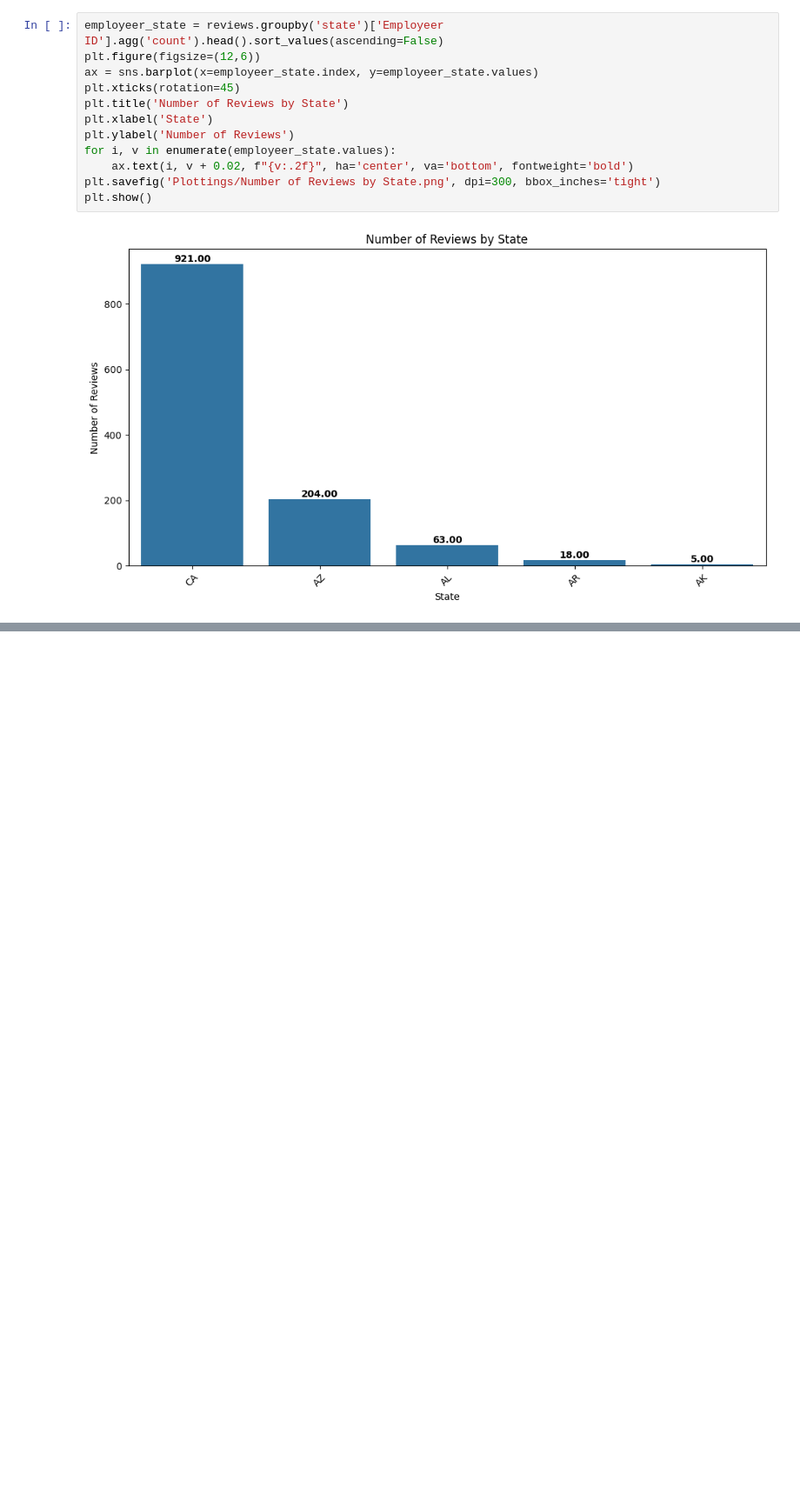
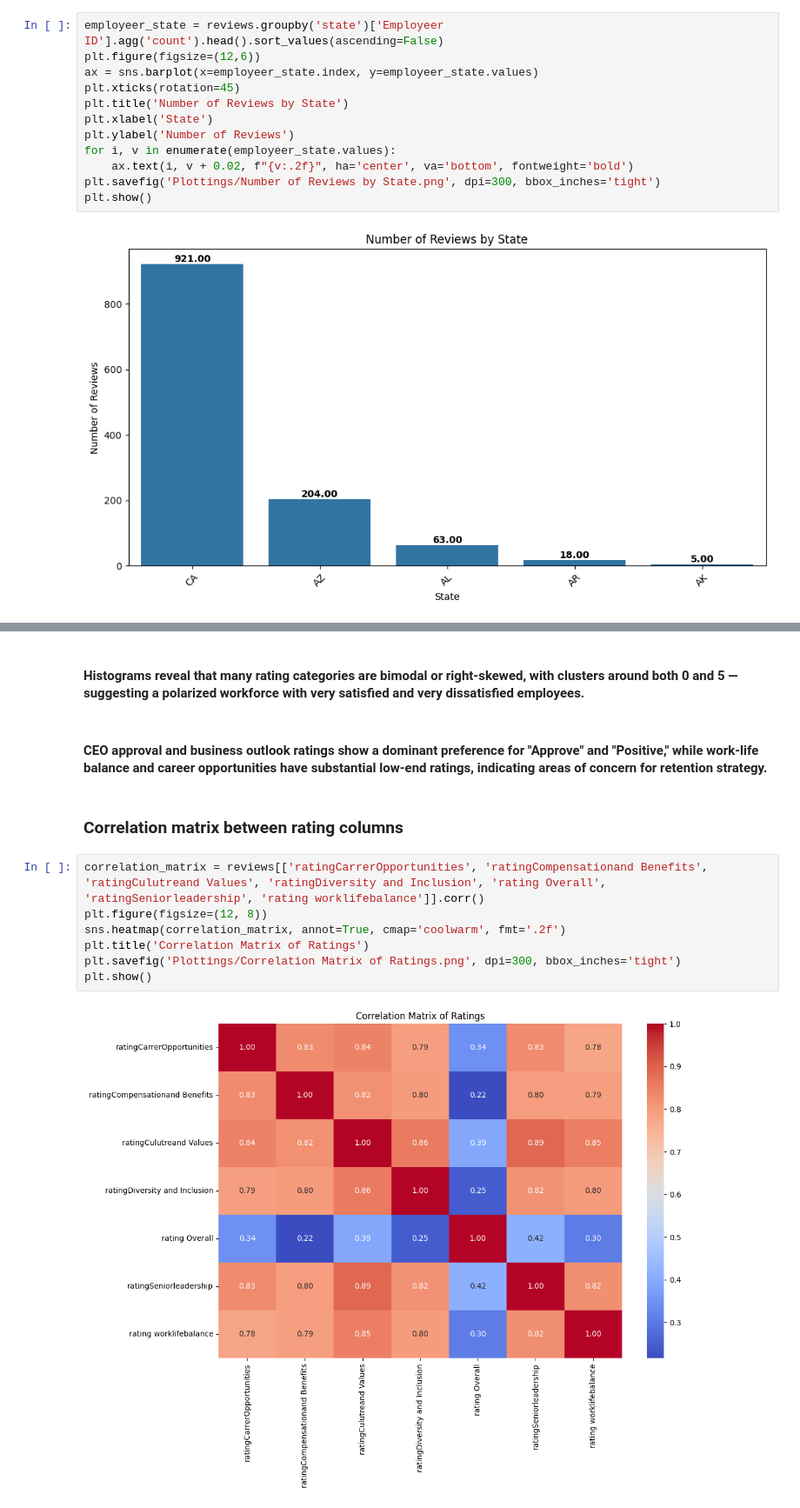
Before and after one commit to saiteja007-mv/Glassdoor-Companies-Review-Analysis, a Jupyter notebook: 4 Data analysis of Glassdoor Reviews/Module 2 EDA/1 EDA.ipynb, the cells around one changed output, grey strips where cells are left out. Shown at 87% size. Saved outputs shown, nothing was run; the diff lists cells and outputs as text; blank space fills up the shorter version.

```diff
--- a/4 Data analysis of Glassdoor Reviews/Module 2 EDA/1 EDA.ipynb
+++ b/4 Data analysis of Glassdoor Reviews/Module 2 EDA/1 EDA.ipynb
@@ -416,0 +434,15 @@ Index(['Employeer ID', 'Employeer Name', 'Employement Status', 'job title',
+# %% [markdown]
+#### Histograms reveal that many rating categories are bimodal or right-skewed, with clusters around both 0 and 5 — suggesting a polarized workforce with very satisfied and very dissatisfied employees.
+# %% [markdown]
+#### CEO approval and business outlook ratings show a dominant preference for "Approve" and "Positive," while work-life balance and career opportunities have substantial low-end ratings, indicating areas of concern for retention strategy.
+# %% [markdown]
+### Correlation matrix between rating columns
+# %%
+correlation_matrix = reviews[['ratingCarrerOpportunities', 'ratingCompensationand Benefits', 'ratingCulutreand Values', 'ratingDiversity and Inclusion', 'rating Overall', 'ratingSeniorleadership', 'rating worklifebalance']].corr()
+plt.figure(figsize=(12, 8))
+sns.heatmap(correlation_matrix, annot=True, cmap='coolwarm', fmt='.2f')
+plt.title('Correlation Matrix of Ratings')
+plt.savefig('Plottings/Correlation Matrix of Ratings.png', dpi=300, bbox_inches='tight')
+plt.show()
+# %% [output]
+[figure, added]
```
Also changed, not shown: parts of 32 cells of this notebook, 21 other files.
